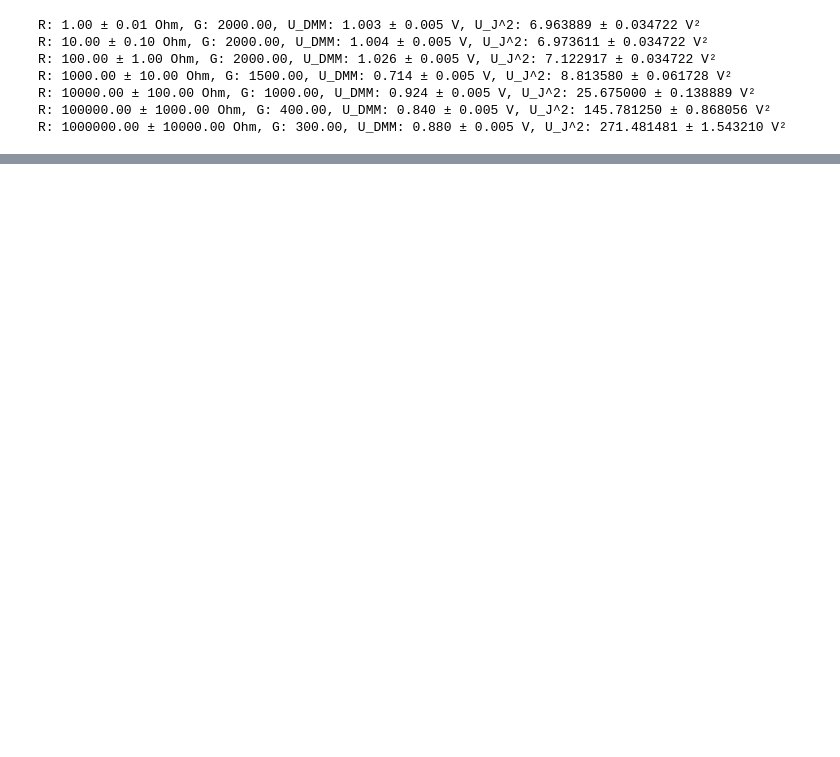
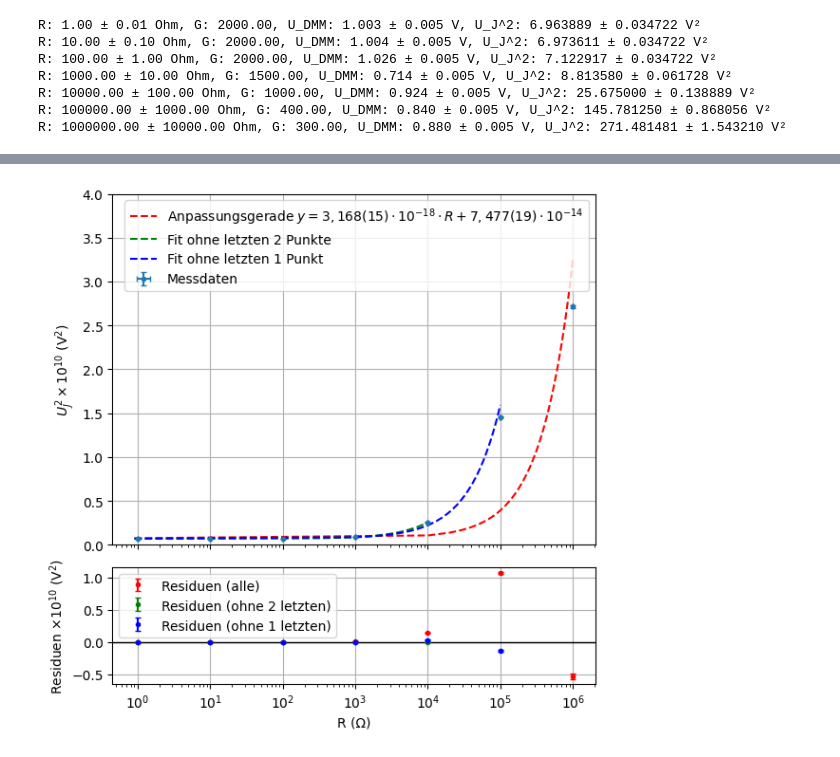
Before and after one commit to itzhaQQ/P4_WS2526, a Jupyter notebook: 425_ElektronischesRauschen/src/johnson.ipynb, the cells around one changed output, grey strips where cells are left out. Cells and saved outputs as stored; diff of their text form; code cells hidden in the pictures; blank space fills up the shorter version.

```diff
--- a/425_ElektronischesRauschen/src/johnson.ipynb
+++ b/425_ElektronischesRauschen/src/johnson.ipynb
@@ -132,0 +171,85 @@ print(intercept)
+# %%
+# === Residuals for both fits ===
+residuals = y - linear_func(x, *popt)
+residuals2 = y2 - linear_func(x2, *popt2)
+residuals3 = y3 - linear_func(x3, *popt3)
+
+# --- Unsicherheit der Modellvorhersage durch Parameterkovarianz ---
+# 1) Fit mit allen Punkten
+C  = pcov
+m, b = popt
+J  = np.vstack((x, np.ones_like(x))).T              # Jacobizeile [x_i, 1]
+var_model = np.einsum('ij,jk,ik->i', J, C, J)       # J * C * J^T (diagonal)
+# x-Fehlerterm (falls vorhanden, sonst 0)
+var_x = (m * x_err)**2 if 'x_err' in locals() else 0.0
+
+sigma_r = np.sqrt(y_err**2 + var_model + var_x)
+
+# 2) Fit ohne letzten 2 Punkte
+C2 = pcov2
+m2, b2 = popt2
+J2 = np.vstack((x2, np.ones_like(x2))).T
+var_model2 = np.einsum('ij,jk,ik->i', J2, C2, J2)
+var_x2 = (m2 * x2_err)**2 if 'x2_err' in locals() else 0.0
+
+sigma_r2 = np.sqrt(y2_err**2 + var_model2 + var_x2)
+
+# 2) Fit ohne letzten 1 Punkt
+C3 = pcov3
+m3, b3 = popt3
+J3 = np.vstack((x3, np.ones_like(x3))).T
+var_model3 = np.einsum('ij,jk,ik->i', J3, C3, J3)
+var_x3 = (m3 * x3_err)**2 if 'x3_err' in locals() else 0.0
+
+sigma_r3 = np.sqrt(y3_err**2 + var_model3 + var_x3)
+
+
+fig, (ax1, ax2) = plt.subplots(2, 1, sharex=True,
+                               gridspec_kw={'height_ratios': [3, 1]},
+                               figsize=(6, 6))
+
+# --- Upper plot: data + fits ---
+ax1.set_ylim(0, 4)
+ax1.set_xscale('log')
+ax1.errorbar(R, U_J2*1e10, xerr=R_err, yerr=U_J2_err*1e10,
+             fmt='.', capsize=2, label='Messdaten')
+ax1.plot(x_fit, y_fit*1e10, 'r--', label=r'Anpassungsgerade $y = 3,168(15)\cdot 10^{-18} \cdot R + 7,477(19)\cdot 10^{-14}$')
+ax1.plot(x_fit2, y2_fit*1e10, 'g--', label='Fit ohne letzten 2 Punkte')
+ax1.plot(x_fit3, y3_fit*1e10, 'b--', label='Fit ohne letzten 1 Punkt')
+ax1.set_ylabel(r'$U_J^2 \times 10^{10}$ (V$^2$)')
+ax1.legend()
+ax1.grid(True)
+
+# --- Lower plot: residuals ---
+# --- Residuenplot mit Fehlerbalken ---
+ax2.axhline(0, color='k', lw=1)
+ax2.set_xscale('log')
+ax2.errorbar(x,  residuals*1e10,  yerr=sigma_r*1e10,  fmt='r.', capsize=2, label='Residuen (alle)')
+ax2.errorbar(x2, residuals2*1e10, yerr=sigma_r2*1e10, fmt='g.', capsize=2, label='Residuen (ohne 2 letzten)')
+ax2.errorbar(x3, residuals3*1e10, yerr=sigma_r3*1e10, fmt='b.', capsize=2, label='Residuen (ohne 1 letzten)')
+ax2.set_xlabel('R (Ω)')
+ax2.set_ylabel(r'Residuen $\times 10^{10}$ (V$^2$)')
+ax2.grid(True); ax2.legend()
+plt.tight_layout();
+#plt.savefig('../plots/johnson_rauschen_widerstand_residuen_log.pdf', dpi=300)
+plt.show()
+
+# Optional: normalisierte (studentisierte) Residuen
+norm_res  = residuals  / sigma_r
+norm_res2 = residuals2 / sigma_r2
+norm_res3 = residuals3 / sigma_r3
+
+#ax2.axhline(0, color='black', lw=1)
+#ax2.errorbar(R, residuals*1e10, yerr=U_J2_err*1e10,
+#             fmt='.', color='r', capsize=2, label='Residuen')
+#ax2.errorbar(x2, residuals2*1e10, yerr=y2_err*1e10,
+#             fmt='.', color='g', capsize=2, label='Residuen (ohne letzten)')
+#ax2.set_xlabel('Widerstand R (Ω)')
+#ax2.set_ylabel(r'Residuen $\times 10^{10}$ (V$^2$)')
+#ax2.grid(True)
+#ax2.legend()
+
+#plt.tight_layout()
+#plt.show()
+# %% [output]
+[figure, added]
```
Also changed, not shown: parts of 15 cells of this notebook, 2 other files.
